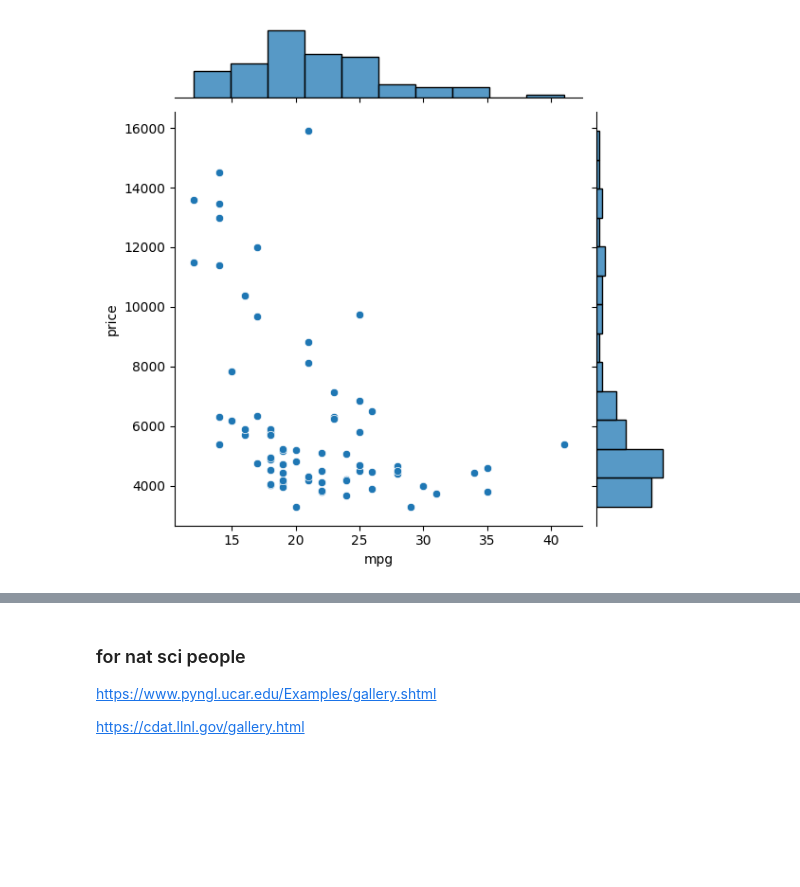
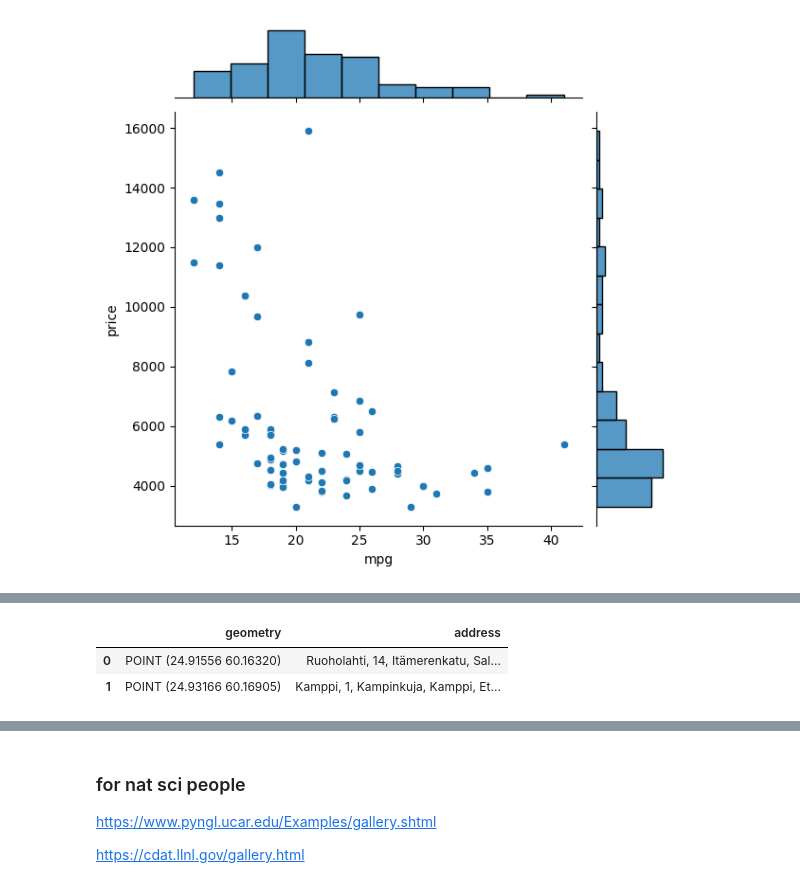
Before and after one commit to theaok/gisPy, a Jupyter notebook: map.ipynb, the cells around one changed output, grey strips where cells are left out. Drawn from its saved outputs; the diff is of its cells as text; code cells hidden in the pictures; blank space fills up the shorter version.

```diff
--- a/map.ipynb
+++ b/map.ipynb
@@ -1319,0 +1337,4 @@ px.treemap(df, path=[px.Constant("world"), 'continent', 'country'], values='pop'
+# %%
+geo = geocode(df['addr'], provider='nominatim', user_agent='myName')
+geo.head(2)
+# %% [output]
@@ -1319,0 +1342,3 @@ px.treemap(df, path=[px.Constant("world"), 'continent', 'country'], values='pop'
+|  | geometry | address |
+| 0 | POINT (24.91556 60.16320) | Ruoholahti, 14, Itämerenkatu, Sal... |
+| 1 | POINT (24.93166 60.16905) | Kamppi, 1, Kampinkuja, Kamppi, Et... |
```
Also changed, not shown: parts of 6 cells of this notebook.
